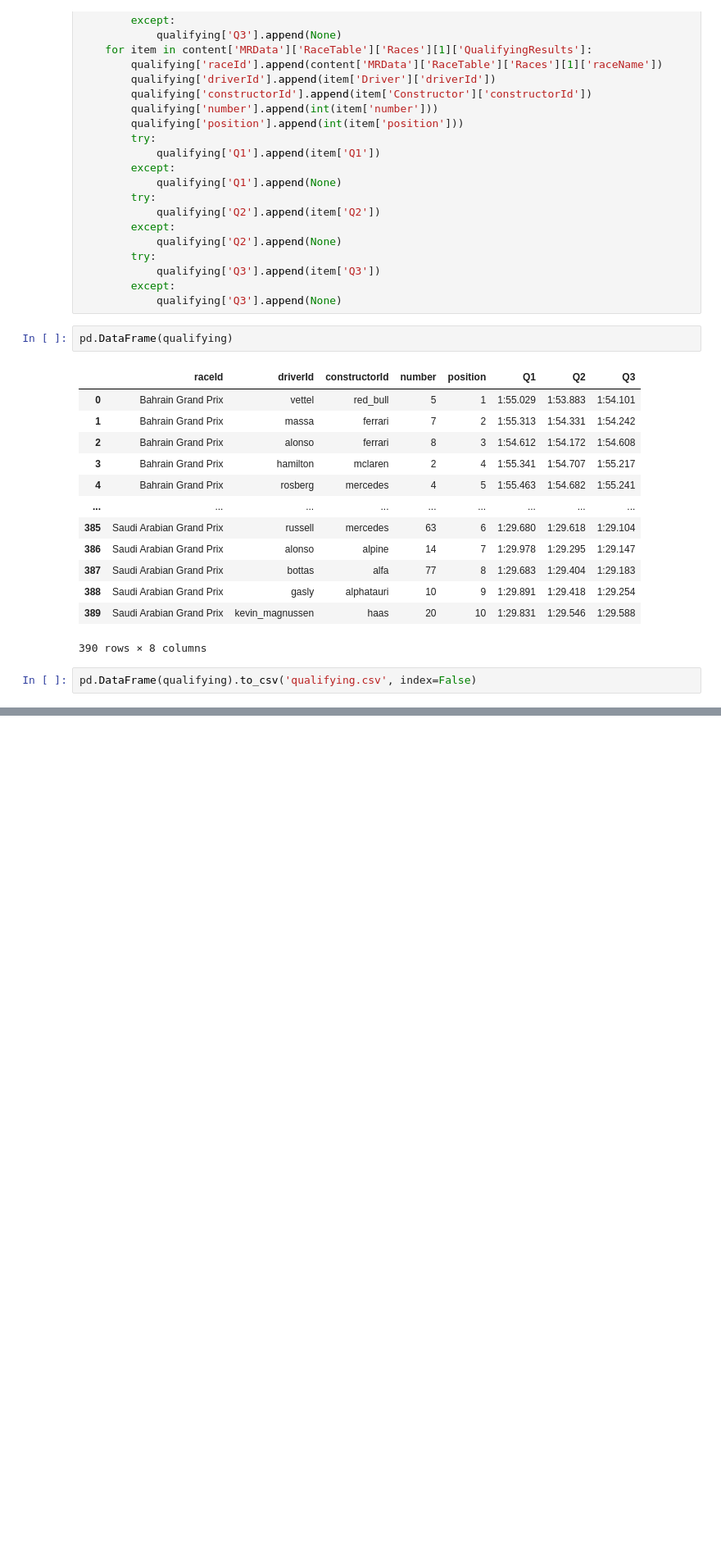
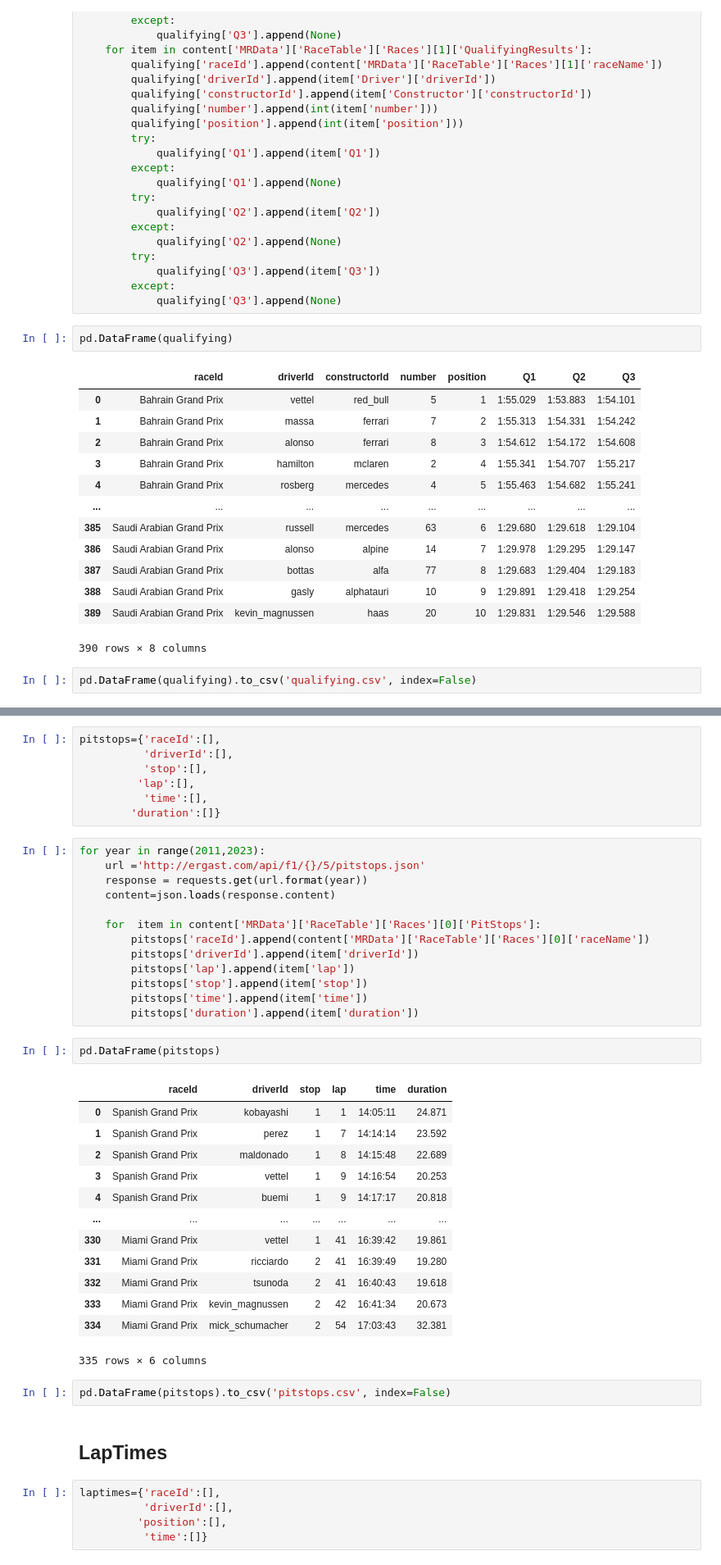
Before and after one commit to AnetDG/formula-1-data, a Jupyter notebook: f1-analisis.ipynb, the cells around one changed output, grey strips where cells are left out. Shown at 82% size. Cells and saved outputs as stored; diff of their text form; blank space fills up the shorter version.

```diff
--- a/f1-analisis.ipynb
+++ b/f1-analisis.ipynb
@@ -295,0 +548,45 @@ pd.DataFrame(qualifying).to_csv('qualifying.csv', index=False)
+# %%
+pitstops={'raceId':[],
+          'driverId':[],
+          'stop':[],
+         'lap':[],
+          'time':[],
+        'duration':[]}
+# %%
+for year in range(2011,2023):
+    url ='http://ergast.com/api/f1/{}/5/pitstops.json'
+    response = requests.get(url.format(year))
+    content=json.loads(response.content)
+
+    for  item in content['MRData']['RaceTable']['Races'][0]['PitStops']:
+        pitstops['raceId'].append(content['MRData']['RaceTable']['Races'][0]['raceName'])
+        pitstops['driverId'].append(item['driverId'])
+        pitstops['lap'].append(item['lap'])
+        pitstops['stop'].append(item['stop'])
+        pitstops['time'].append(item['time'])
+        pitstops['duration'].append(item['duration'])
+# %%
+pd.DataFrame(pitstops)
+# %% [output]
+|  | raceId | driverId | stop | lap | time | duration |
+| 0 | Spanish Grand Prix | kobayashi | 1 | 1 | 14:05:11 | 24.871 |
+| 1 | Spanish Grand Prix | perez | 1 | 7 | 14:14:14 | 23.592 |
+| 2 | Spanish Grand Prix | maldonado | 1 | 8 | 14:15:48 | 22.689 |
+| 3 | Spanish Grand Prix | vettel | 1 | 9 | 14:16:54 | 20.253 |
+| 4 | Spanish Grand Prix | buemi | 1 | 9 | 14:17:17 | 20.818 |
+| ... | ... | ... | ... | ... | ... | ... |
+| 330 | Miami Grand Prix | vettel | 1 | 41 | 16:39:42 | 19.861 |
+| 331 | Miami Grand Prix | ricciardo | 2 | 41 | 16:39:49 | 19.280 |
+| 332 | Miami Grand Prix | tsunoda | 2 | 41 | 16:40:43 | 19.618 |
+| 333 | Miami Grand Prix | kevin_magnussen | 2 | 42 | 16:41:34 | 20.673 |
+| 334 | Miami Grand Prix | mick_schumacher | 2 | 54 | 17:03:43 | 32.381 |
+335 rows × 6 columns
+# %%
+pd.DataFrame(pitstops).to_csv('pitstops.csv', index=False)
+# %% [markdown]
+## LapTimes
+# %%
+laptimes={'raceId':[],
+          'driverId':[],
+         'position':[],
+          'time':[]}
```
Also changed, not shown: parts of 35 cells of this notebook, 1 other file.
